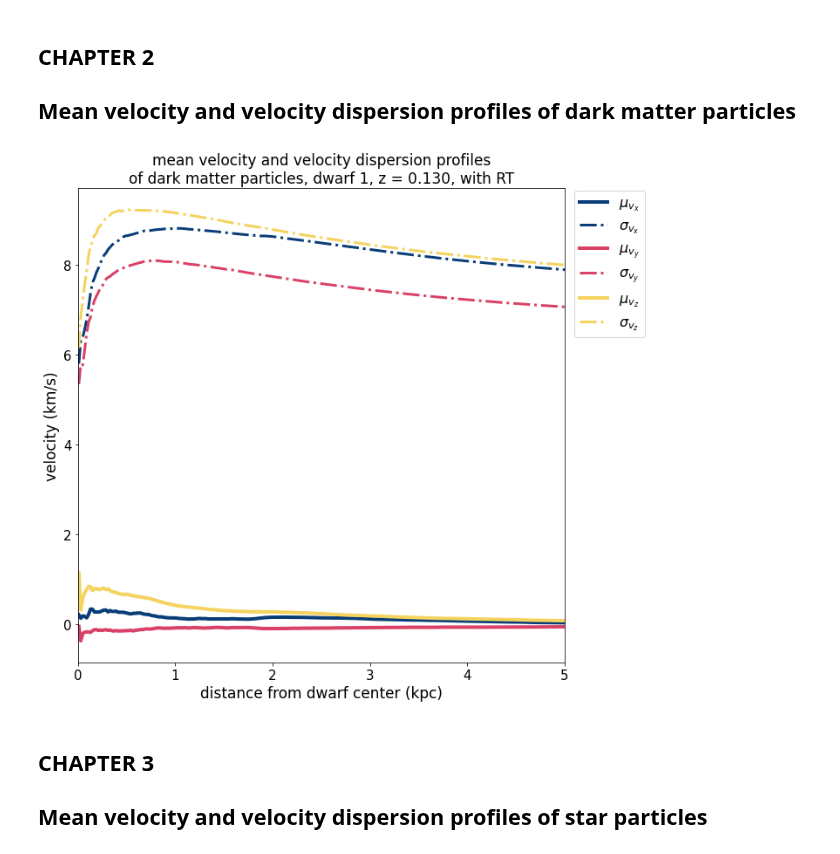
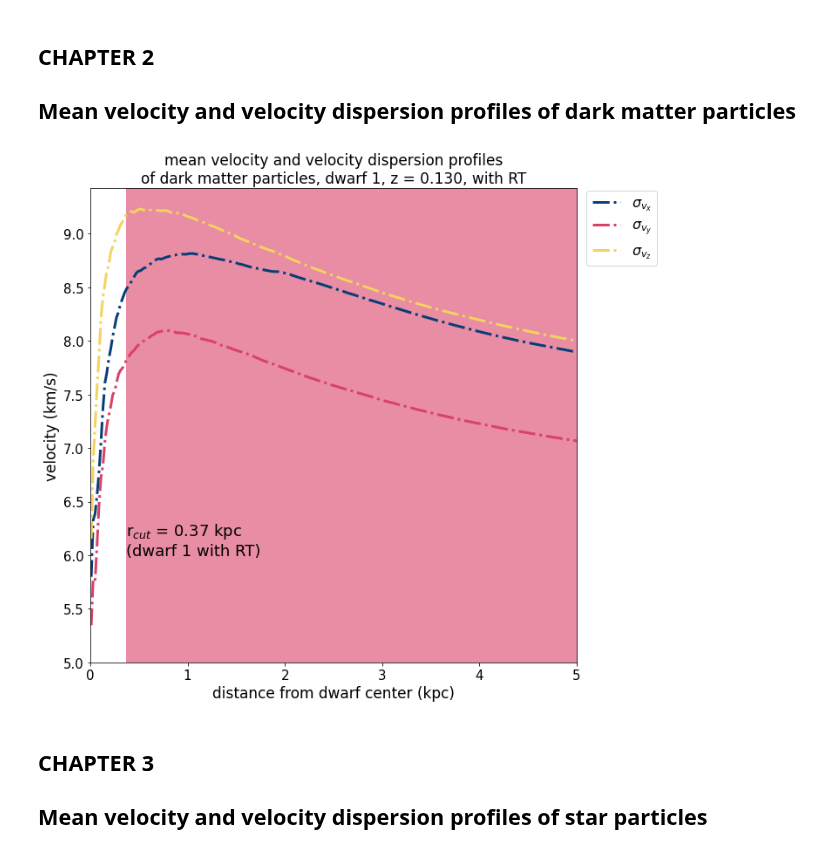
Before and after one commit to nguyenbinh1612/Binh_UFD, a Jupyter notebook: velocity/velocity_d1_RT.ipynb, the cells around one changed output. Drawn from its saved outputs; the diff is of its cells as text; code cells hidden in the pictures.

```diff
--- a/velocity/velocity_d1_RT.ipynb
+++ b/velocity/velocity_d1_RT.ipynb
@@ -140,24 +140,28 @@ for radius_value in radius_array:
 # %%
 fig, ax = plt.subplots(figsize=[10, 10])
 
-plt.plot(radius_array, mean_vx, linewidth=4, color='#083D77', label='$\mu_{v_x}$')
+#plt.plot(radius_array, mean_vx, linewidth=4, color='#083D77', label='$\mu_{v_x}$')
 plt.plot(radius_array, sigma_vx, linewidth=3, linestyle='-.', color='#083D77', label='$\sigma_{v_x}$')
-plt.plot(radius_array, mean_vy, linewidth=4, color='#DA4167', label='$\mu_{v_y}$')
+#plt.plot(radius_array, mean_vy, linewidth=4, color='#DA4167', label='$\mu_{v_y}$')
 plt.plot(radius_array, sigma_vy, linewidth=3, linestyle='-.', color='#DA4167', label='$\sigma_{v_y}$')
-plt.plot(radius_array, mean_vz, linewidth=4, color='#F4D35E', label='$\mu_{v_z}$')
+#plt.plot(radius_array, mean_vz, linewidth=4, color='#F4D35E', label='$\mu_{v_z}$')
 plt.plot(radius_array, sigma_vz, linewidth=3, linestyle='-.', color='#F4D35E', label='$\sigma_{v_z}$')
+
+plt.axvspan(0.37, radius_array[-1], color='#DA4167', alpha=0.6, lw=0)
+plt.text(0.37, 6, '''r$_{cut}$ = ''' + str(0.37) + ' kpc\n(dwarf 1 with RT)', fontsize=18, color='black')
 
 plt.xlabel('distance from dwarf center (kpc)', fontsize=17)
 plt.ylabel('velocity (km/s)', fontsize=17) # using LATEX here!
 plt.xlim(0, 5)
+plt.ylim(5)
 plt.title('mean velocity and velocity dispersion profiles\nof dark matter particles, dwarf 1, z = 0.130, with RT', loc='center', fontsize=17)
 plt.xticks(fontsize=15)
 plt.yticks(fontsize=15)
 plt.legend(loc='upper right', fontsize=16, bbox_to_anchor=(1.18, 1.01), markerscale=2)
 
-plt.show()
+plt.savefig('DM_sigma_1RT.png', bbox_inches='tight')
 # %% [output]
-[figure, old version]
+[figure, new version]
 # %% [markdown]
 ## CHAPTER 3
 ## Mean velocity and velocity dispersion profiles of star particles
```
Also changed, not shown: parts of 3 cells of this notebook, 6 other files.
